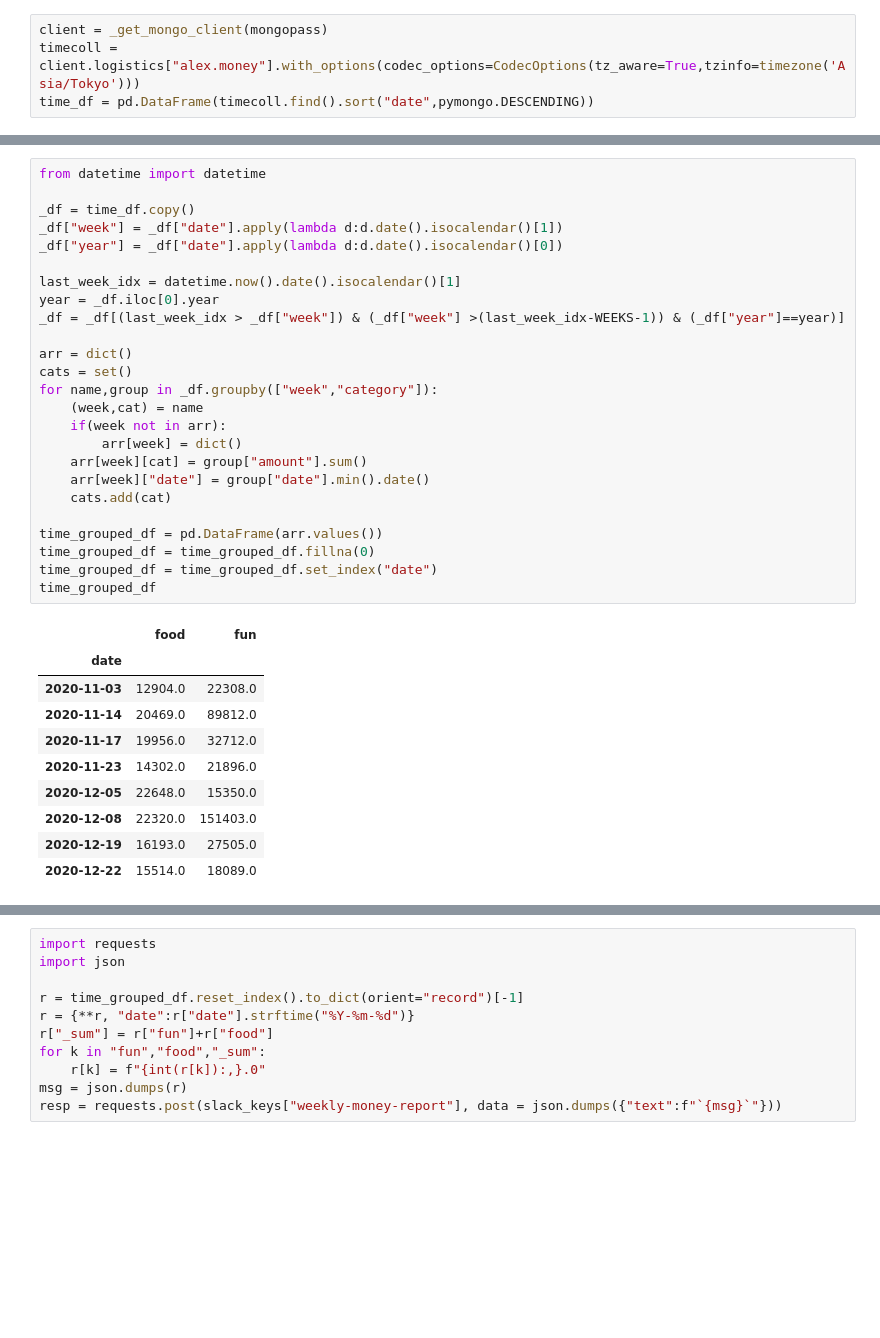
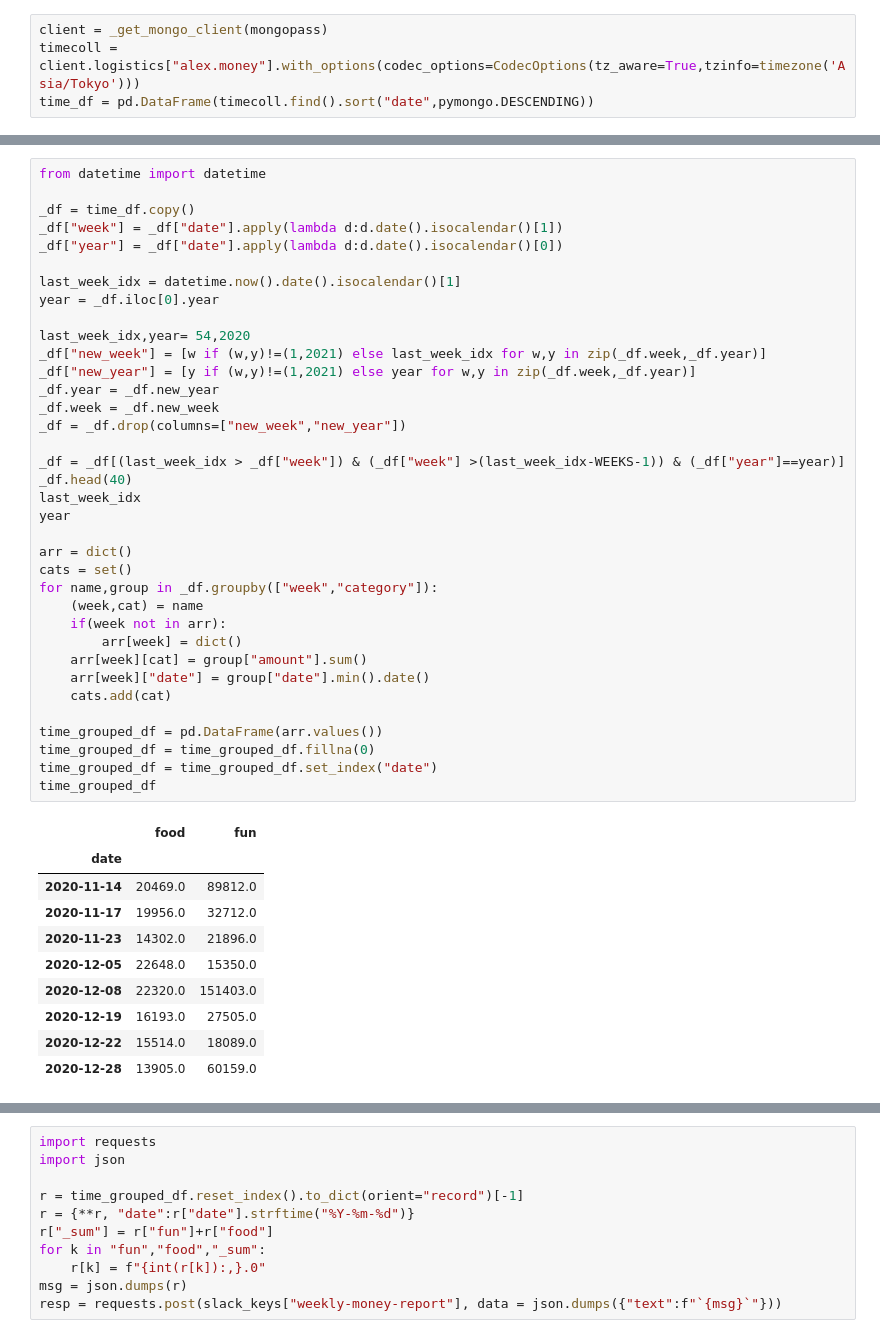
Before and after one commit to nailbiter/for, a Jupyter notebook: forjupiter/weekly-analysis.ipynb, the cells around one changed output, grey strips where cells are left out. Drawn from its saved outputs; the diff is of its cells as text; blank space fills up the shorter version.

```diff
--- a/forjupiter/weekly-analysis.ipynb
+++ b/forjupiter/weekly-analysis.ipynb
@@ -134,32 +134,42 @@ pd.DataFrame(top_n_items).set_index(["cat","rank"])
 # %%
 from datetime import datetime
 
 _df = time_df.copy()
 _df["week"] = _df["date"].apply(lambda d:d.date().isocalendar()[1])
 _df["year"] = _df["date"].apply(lambda d:d.date().isocalendar()[0])
 
 last_week_idx = datetime.now().date().isocalendar()[1]
 year = _df.iloc[0].year
+
+last_week_idx,year= 54,2020
+_df["new_week"] = [w if (w,y)!=(1,2021) else last_week_idx for w,y in zip(_df.week,_df.year)]
+_df["new_year"] = [y if (w,y)!=(1,2021) else year for w,y in zip(_df.week,_df.year)]
+_df.year = _df.new_year
+_df.week = _df.new_week
+_df = _df.drop(columns=["new_week","new_year"])
+
 _df = _df[(last_week_idx > _df["week"]) & (_df["week"] >(last_week_idx-WEEKS-1)) & (_df["year"]==year)]
+_df.head(40)
+last_week_idx
+year
 
 arr = dict()
 cats = set()
 for name,group in _df.groupby(["week","category"]):
     (week,cat) = name
     if(week not in arr):
         arr[week] = dict()
     arr[week][cat] = group["amount"].sum()
     arr[week]["date"] = group["date"].min().date()
     cats.add(cat)
 
 time_grouped_df = pd.DataFrame(arr.values())
 time_grouped_df = time_grouped_df.fillna(0)
 time_grouped_df = time_grouped_df.set_index("date")
 time_grouped_df
 # %% [output]
 |  | food | fun |
 | date |  |  |
-| 2020-11-03 | 12904.0 | 22308.0 |
 | 2020-11-14 | 20469.0 | 89812.0 |
 | 2020-11-17 | 19956.0 | 32712.0 |
 | 2020-11-23 | 14302.0 | 21896.0 |
@@ -167,6 +177,7 @@ time_grouped_df
 | 2020-12-08 | 22320.0 | 151403.0 |
 | 2020-12-19 | 16193.0 | 27505.0 |
 | 2020-12-22 | 15514.0 | 18089.0 |
+| 2020-12-28 | 13905.0 | 60159.0 |
 # %%
 plt.figure()
 time_grouped_df.plot.bar(figsize=(16,10),stacked=True)
```
Also changed, not shown: parts of 5 cells of this notebook.
